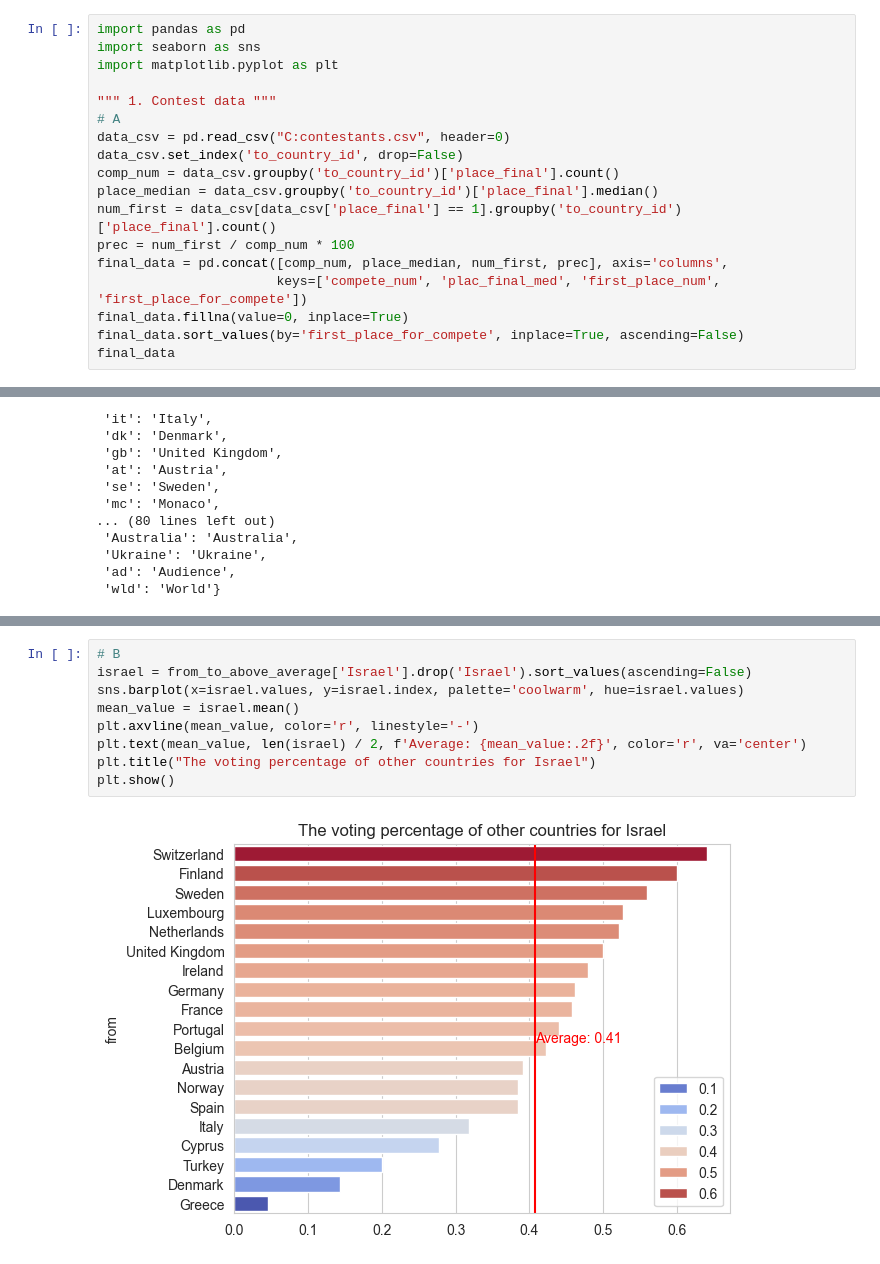
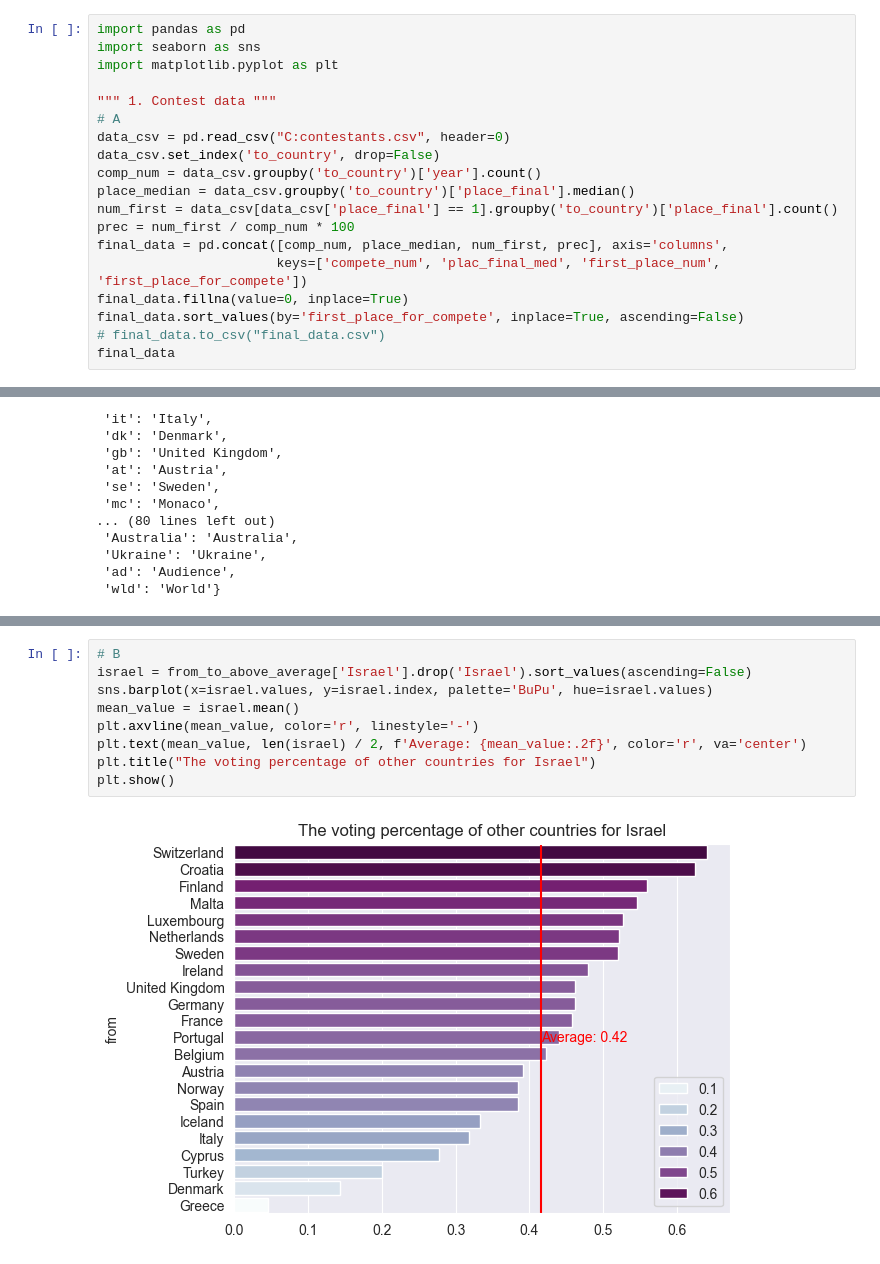
Before and after one commit to maliabramovitch/HW-Introduction-to-Data-Science, a Jupyter notebook: HW01/HW01.ipynb, the cells around one changed output, grey strips where cells are left out. Drawn from its saved outputs; the diff is of its cells as text.

```diff
--- a/HW01/HW01.ipynb
+++ b/HW01/HW01.ipynb
@@ -6,15 +6,16 @@ import matplotlib.pyplot as plt
 """ 1. Contest data """
 # A
 data_csv = pd.read_csv("C:contestants.csv", header=0)
-data_csv.set_index('to_country_id', drop=False)
-comp_num = data_csv.groupby('to_country_id')['place_final'].count()
-place_median = data_csv.groupby('to_country_id')['place_final'].median()
-num_first = data_csv[data_csv['place_final'] == 1].groupby('to_country_id')['place_final'].count()
+data_csv.set_index('to_country', drop=False)
+comp_num = data_csv.groupby('to_country')['year'].count()
+place_median = data_csv.groupby('to_country')['place_final'].median()
+num_first = data_csv[data_csv['place_final'] == 1].groupby('to_country')['place_final'].count()
 prec = num_first / comp_num * 100
 final_data = pd.concat([comp_num, place_median, num_first, prec], axis='columns',
                        keys=['compete_num', 'plac_final_med', 'first_place_num', 'first_place_for_compete'])
 final_data.fillna(value=0, inplace=True)
 final_data.sort_values(by='first_place_for_compete', inplace=True, ascending=False)
+# final_data.to_csv("final_data.csv")
 final_data
 # %% [output]
 |  | compete_num | plac_final_med | first_place_num | first_place_for_compete |
@@ -188,14 +194,14 @@ plt.show()
 # %%
 # B
 israel = from_to_above_average['Israel'].drop('Israel').sort_values(ascending=False)
-sns.barplot(x=israel.values, y=israel.index, palette='coolwarm', hue=israel.values)
+sns.barplot(x=israel.values, y=israel.index, palette='BuPu', hue=israel.values)
 mean_value = israel.mean()
 plt.axvline(mean_value, color='r', linestyle='-')
 plt.text(mean_value, len(israel) / 2, f'Average: {mean_value:.2f}', color='r', va='center')
 plt.title("The voting percentage of other countries for Israel")
 plt.show()
 # %% [output]
-[figure, old version]
+[figure, new version]
 # %%
 # C
 israel = from_to_above_average.loc['Israel'].drop('Israel').sort_values(ascending=False)
```
Also changed, not shown: parts of 6 cells of this notebook, 2 other files.
